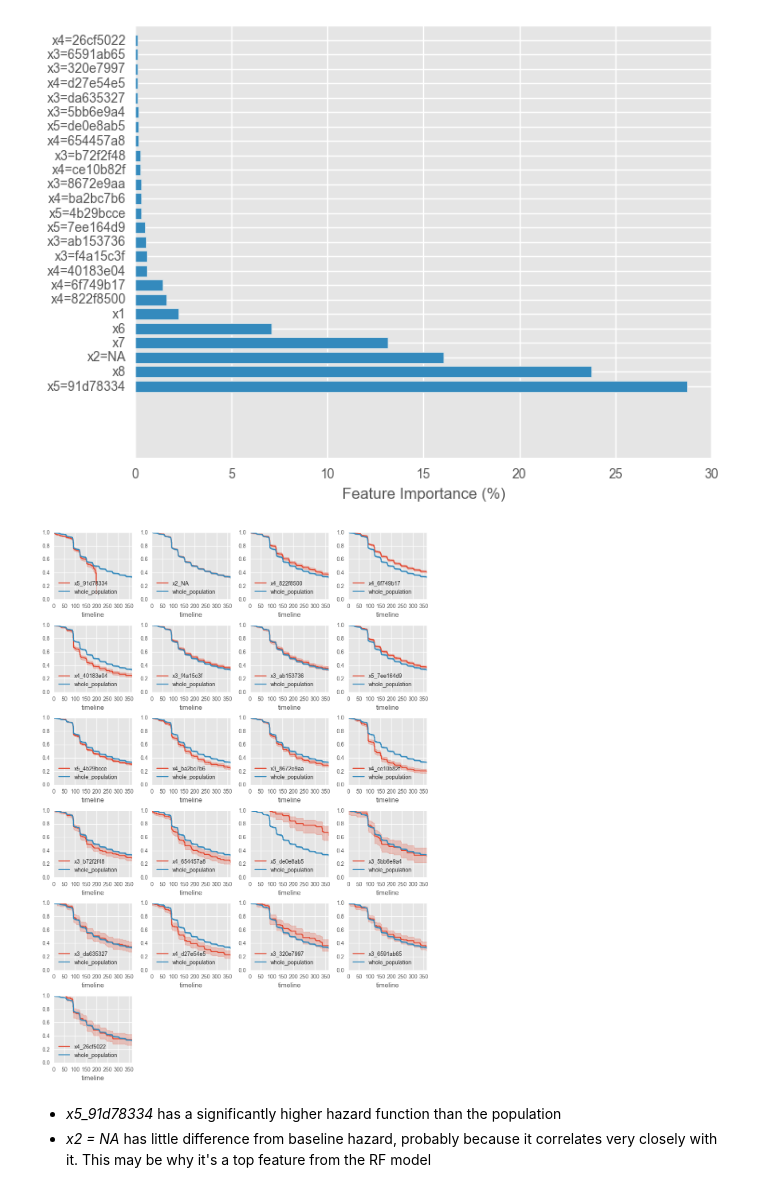
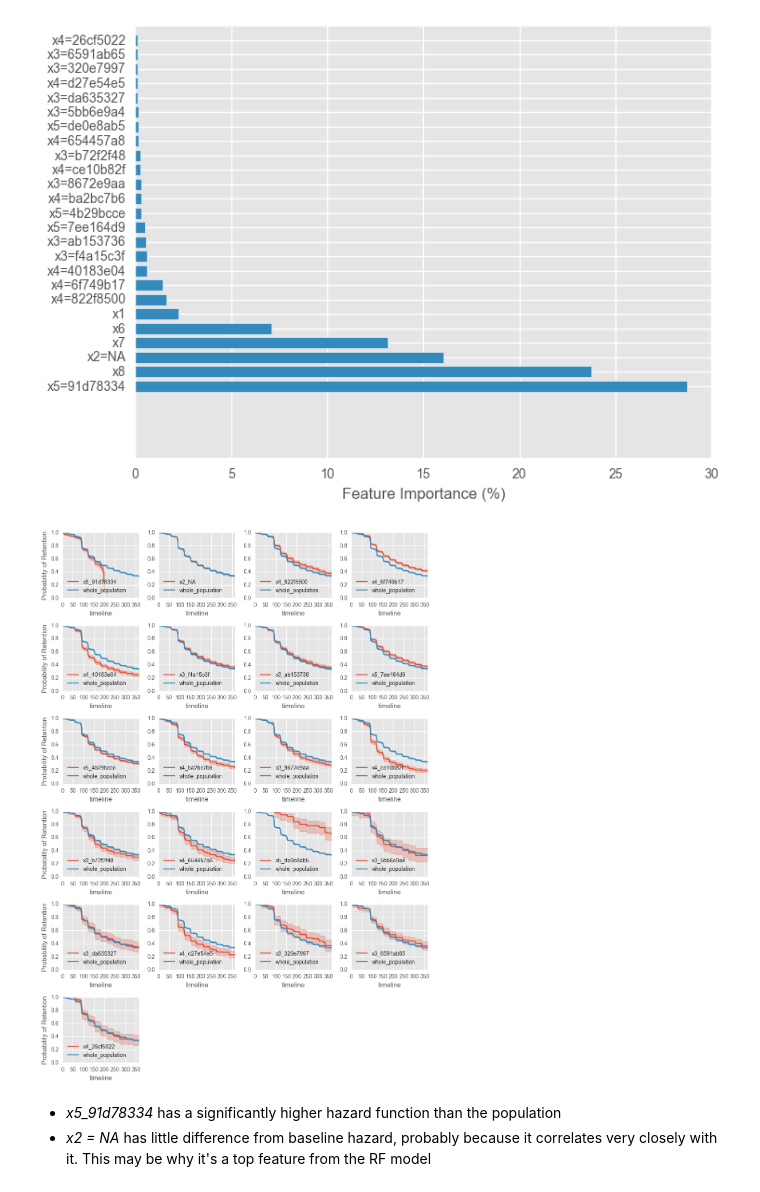
Before and after one commit to jjardel/blog-code, a Jupyter notebook: MSH/explore.ipynb, the cells around one changed output. Cells and saved outputs as stored; diff of their text form; code cells hidden in the pictures.

```diff
--- a/MSH/explore.ipynb
+++ b/MSH/explore.ipynb
@@ -91,27 +92,31 @@ X['observed'] = model.data.status.apply(lambda x: 1 if x == 'canceled' else 0)
 # %%
 # Plot survival curves for the categorical features in the top 10 list
 
 
 kmf= KaplanMeierFitter()
 figsize(10, 16)
 
 i = 0
 for col in top25_labels:
     if col in cat_cols:
         ax = plt.subplot(7, 4, i + 1)
         subset = X.loc[X[col] == 1]
         kmf.fit(subset['duration'], subset['observed'], label=col)
         kmf.plot(ax=ax)
         kmf.fit(X['duration'], X['observed'], label='whole_population')
         kmf.plot(ax=ax)
         plt.xlim([0, 365])
         plt.ylim([0, 1])
+
+        if i % 4 == 0:
+            plt.ylabel('Probability of Retention')
+
         i += 1
 
 plt.tight_layout()
 plt.savefig('survival_curves.png')
 # %% [output]
-[figure, old version]
+[figure, new version]
 # %% [markdown]
  - *x5_91d78334* has a significantly higher hazard function than the population
  - *x2 = NA* has little difference from baseline hazard, probably because it correlates very closely with it.  This may be why it's a top feature from the RF model
```
Also changed, not shown: parts of 3 cells of this notebook.
